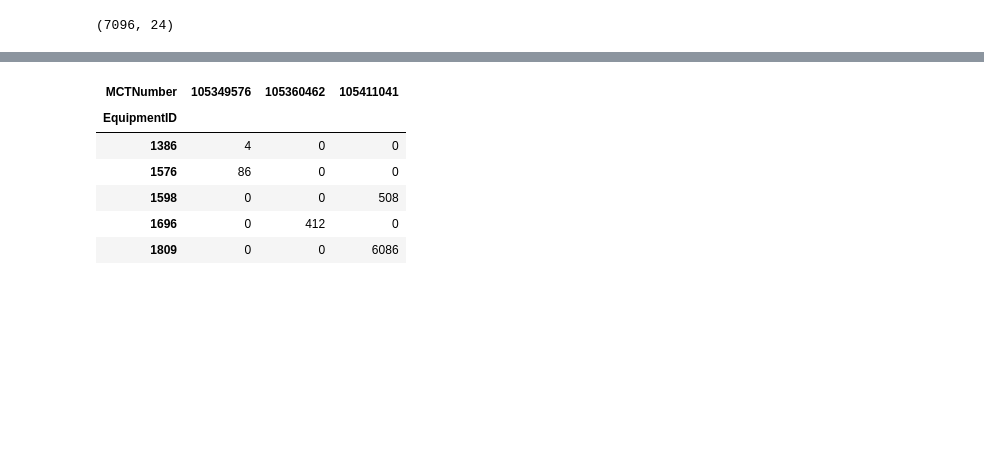
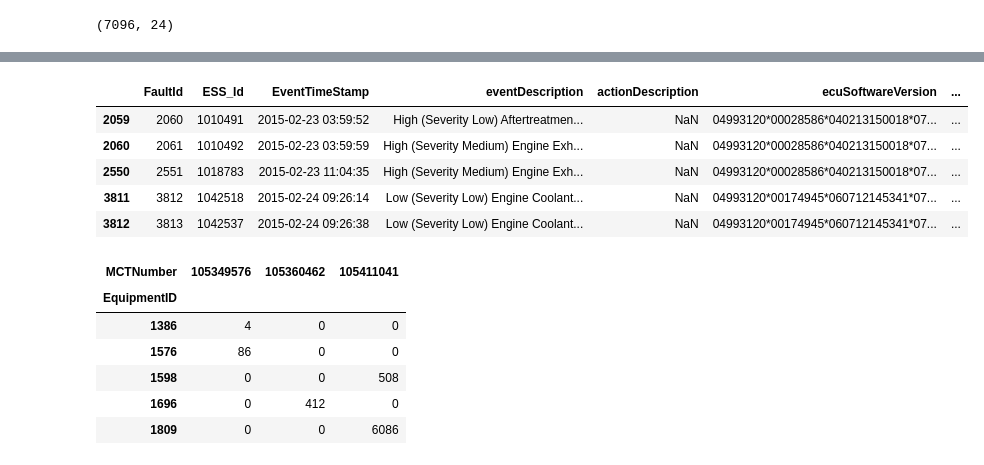
Before and after one commit to berneskaracay/dq-8-predicting-engine-derates-starfish, a Jupyter notebook: dq8.ipynb, the cells around one changed output, grey strips where cells are left out. Cells and saved outputs as stored; diff of their text form; code cells hidden in the pictures; blank space fills up the shorter version.

```diff
--- a/dq8.ipynb
+++ b/dq8.ipynb
@@ -569,5 +475,5 @@ truck_no_idea.shape
 # %% [output]
 (7096, 24)
 # %%
-truck_no_idea
+truck_no_idea.head()
 # %% [output]
@@ -591,3 +480,9 @@ truck_no_idea
+|  | FaultId | ESS_Id | EventTimeStamp | eventDescription | actionDescription | ecuSoftwareVersion | ... |
+| 2059 | 2060 | 1010491 | 2015-02-23 03:59:52 | High (Severity Low) Aftertreatmen... | NaN | 04993120*00028586*040213150018*07... | ... |
+| 2060 | 2061 | 1010492 | 2015-02-23 03:59:59 | High (Severity Medium) Engine Exh... | NaN | 04993120*00028586*040213150018*07... | ... |
+| 2550 | 2551 | 1018783 | 2015-02-23 11:04:35 | High (Severity Medium) Engine Exh... | NaN | 04993120*00028586*040213150018*07... | ... |
+| 3811 | 3812 | 1042518 | 2015-02-24 09:26:14 | Low (Severity Low) Engine Coolant... | NaN | 04993120*00174945*060712145341*07... | ... |
+| 3812 | 3813 | 1042537 | 2015-02-24 09:26:38 | Low (Severity Low) Engine Coolant... | NaN | 04993120*00174945*060712145341*07... | ... |
 # %%
 pd.crosstab(truck_no_idea["EquipmentID"], truck_no_idea["MCTNumber"], dropna=True)
 # %% [output]
```
Also changed, not shown: parts of 17 cells of this notebook.
